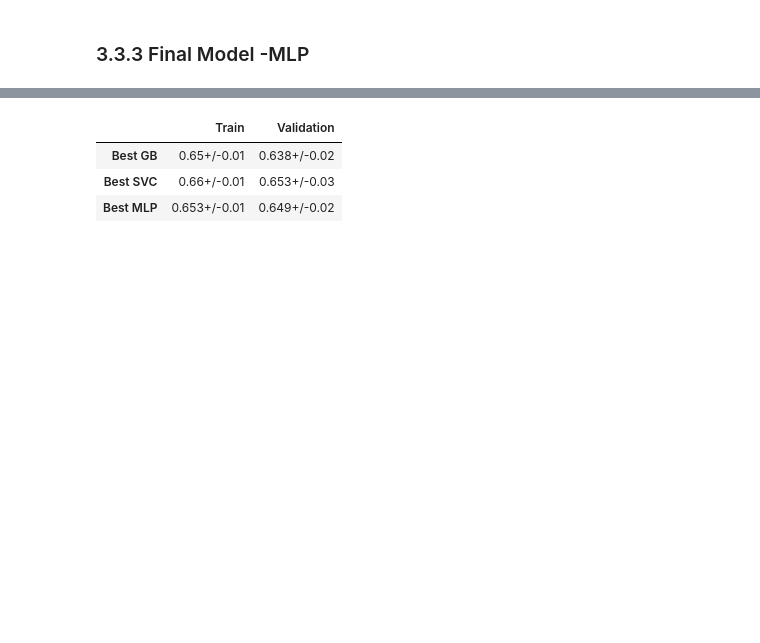
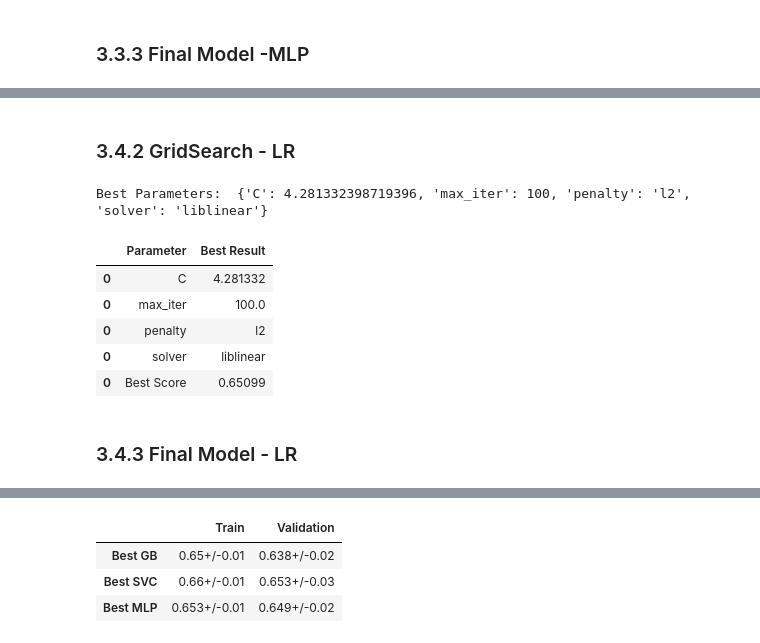
Before and after one commit to sarasustelosantos/bootcamp_group, a Jupyter notebook: 04_modelling.ipynb, the cells around one changed output, grey strips where cells are left out. Saved outputs shown, nothing was run; the diff lists cells and outputs as text; code cells hidden in the pictures; blank space fills up the shorter version.

```diff
--- a/04_modelling.ipynb
+++ b/04_modelling.ipynb
@@ -819,0 +864,45 @@ F1: 0.663
+# %% [markdown]
+### 3.4.2 GridSearch - LR
+# %%
+# Create the Support Vector Classification (SVC) model (without specifying hyperparameters)
+model_LR = LogisticRegression()
+
+# Define the parameter grid for grid search
+parameter_space_random = {
+    'penalty' : ['l1', 'l2', 'elasticnet', 'none'],
+    'C' : np.logspace(-4, 4, 20),
+    'solver' : ['lbfgs','newton-cg','liblinear','sag','saga'],
+    'max_iter' : [100, 50,150, 300]
+}
+# Create the GridSearchCV object
+grid_search = GridSearchCV(estimator=model_LR, param_grid=parameter_space_random,
+                           scoring='f1', cv=5)
+
+# Fit the GridSearchCV object to the data
+grid_search.fit(X_train_total, y_train_total)  # Make sure X_total and y_total are defined
+
+# Print the best parameters
+print("Best Parameters: ", grid_search.best_params_)
+
+# Create a DataFrame to store the results
+results_gs_LR = pd.DataFrame(columns=['Parameter', 'Best Result'])
+
+# Add the best parameters and scores to the DataFrame
+for param, value in grid_search.best_params_.items():
+    results_gs_LR = pd.concat([results_gs_LR, pd.DataFrame({'Parameter': [param], 'Best Result': [value]})])
+
+# Add the best score to the DataFrame
+results_gs_LR = pd.concat([results_gs_LR, pd.DataFrame({'Parameter': ['Best Score'], 'Best Result': [grid_search.best_score_]})])
+
+# Display the results DataFrame
+results_gs_LR
+# %% [output]
+Best Parameters:  {'C': 4.281332398719396, 'max_iter': 100, 'penalty': 'l2', 'solver': 'liblinear'}
+|  | Parameter | Best Result |
+| 0 | C | 4.281332 |
+| 0 | max_iter | 100.0 |
+| 0 | penalty | l2 |
+| 0 | solver | liblinear |
+| 0 | Best Score | 0.65099 |
+# %% [markdown]
+### 3.4.3 Final Model - LR
```
Also changed, not shown: parts of 15 cells of this notebook.
